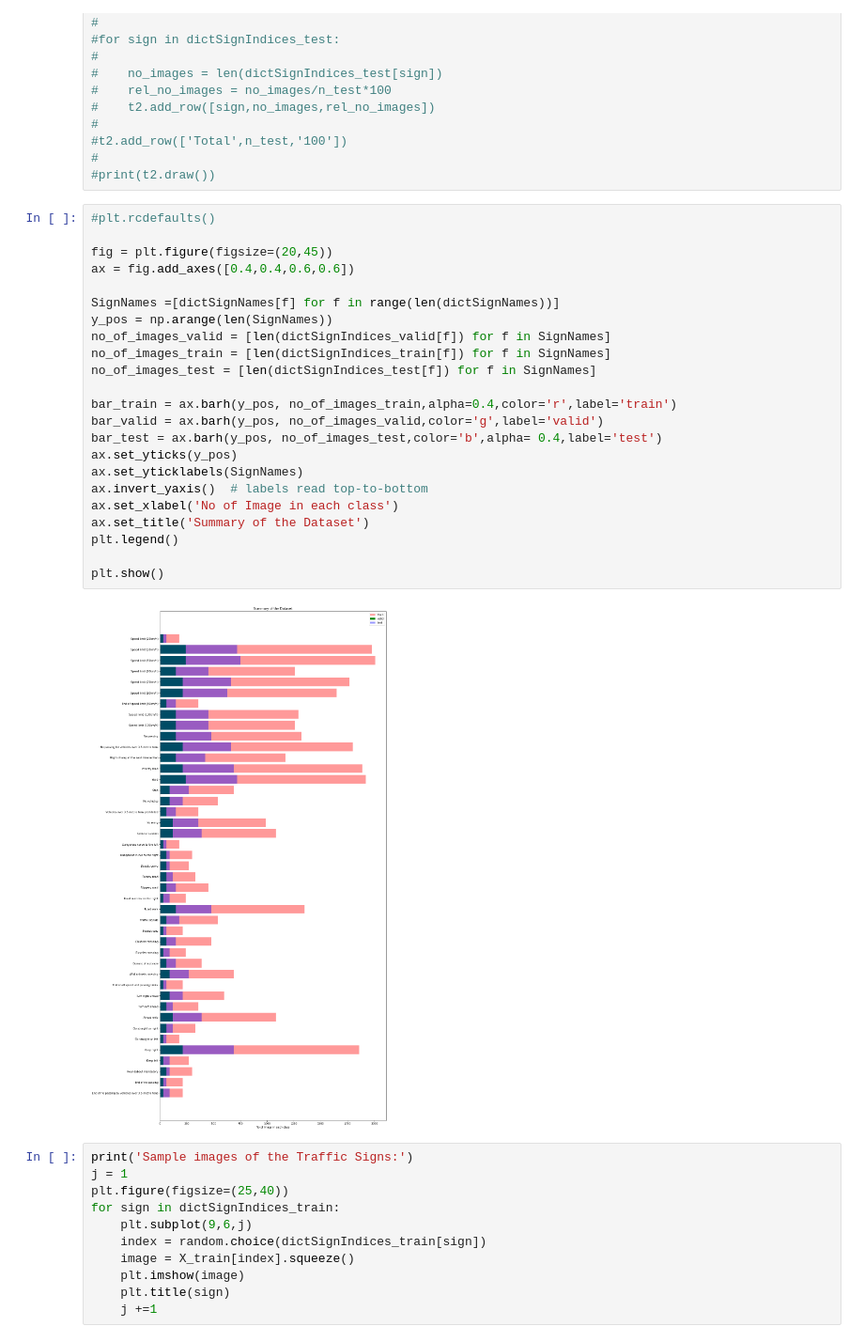
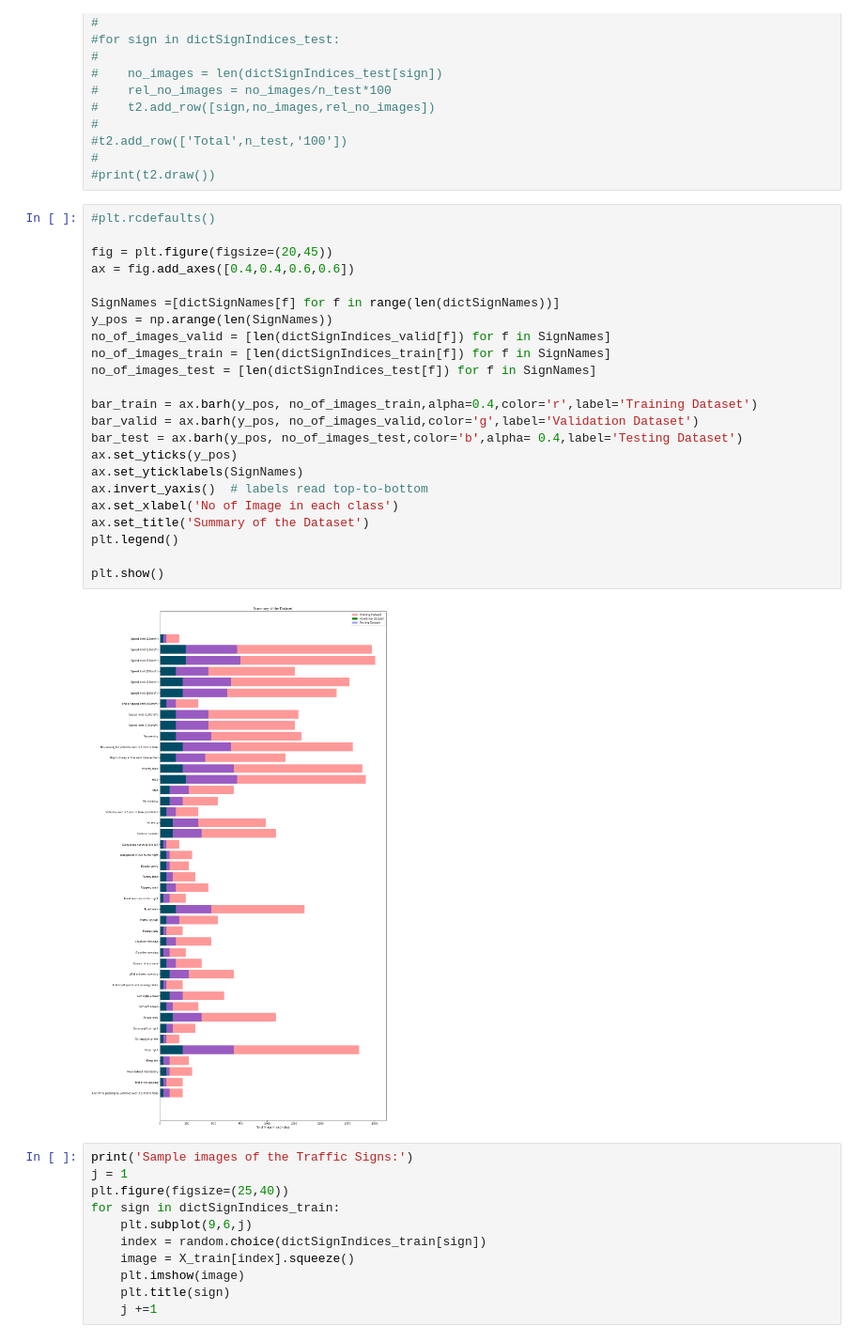
Before and after one commit to laljarus/Project-Traffic-Sign-Classifier-Project-master, a Jupyter notebook: Traffic_Sign_Classifier.ipynb, the cells around one changed output. Shown at 94% size. Drawn from its saved outputs; the diff is of its cells as text.

```diff
--- a/Traffic_Sign_Classifier.ipynb
+++ b/Traffic_Sign_Classifier.ipynb
@@ -190,28 +190,28 @@ dictSignIndices_test = GetSignIndices(y_test,dictSignNames)
 # %%
 #plt.rcdefaults()
 
 fig = plt.figure(figsize=(20,45))
 ax = fig.add_axes([0.4,0.4,0.6,0.6])
 
 SignNames =[dictSignNames[f] for f in range(len(dictSignNames))]
 y_pos = np.arange(len(SignNames))
 no_of_images_valid = [len(dictSignIndices_valid[f]) for f in SignNames]
 no_of_images_train = [len(dictSignIndices_train[f]) for f in SignNames]
 no_of_images_test = [len(dictSignIndices_test[f]) for f in SignNames]
 
-bar_train = ax.barh(y_pos, no_of_images_train,alpha=0.4,color='r',label='train')
-bar_valid = ax.barh(y_pos, no_of_images_valid,color='g',label='valid')
-bar_test = ax.barh(y_pos, no_of_images_test,color='b',alpha= 0.4,label='test')
+bar_train = ax.barh(y_pos, no_of_images_train,alpha=0.4,color='r',label='Training Dataset')
+bar_valid = ax.barh(y_pos, no_of_images_valid,color='g',label='Validation Dataset')
+bar_test = ax.barh(y_pos, no_of_images_test,color='b',alpha= 0.4,label='Testing Dataset')
 ax.set_yticks(y_pos)
 ax.set_yticklabels(SignNames)
 ax.invert_yaxis()  # labels read top-to-bottom
 ax.set_xlabel('No of Image in each class')
 ax.set_title('Summary of the Dataset')
 plt.legend()
 
 plt.show()
 # %% [output]
-[figure, old version]
+[figure, new version]
 # %%
 print('Sample images of the Traffic Signs:')
 j = 1
```
Also changed, not shown: parts of 2 cells of this notebook.
